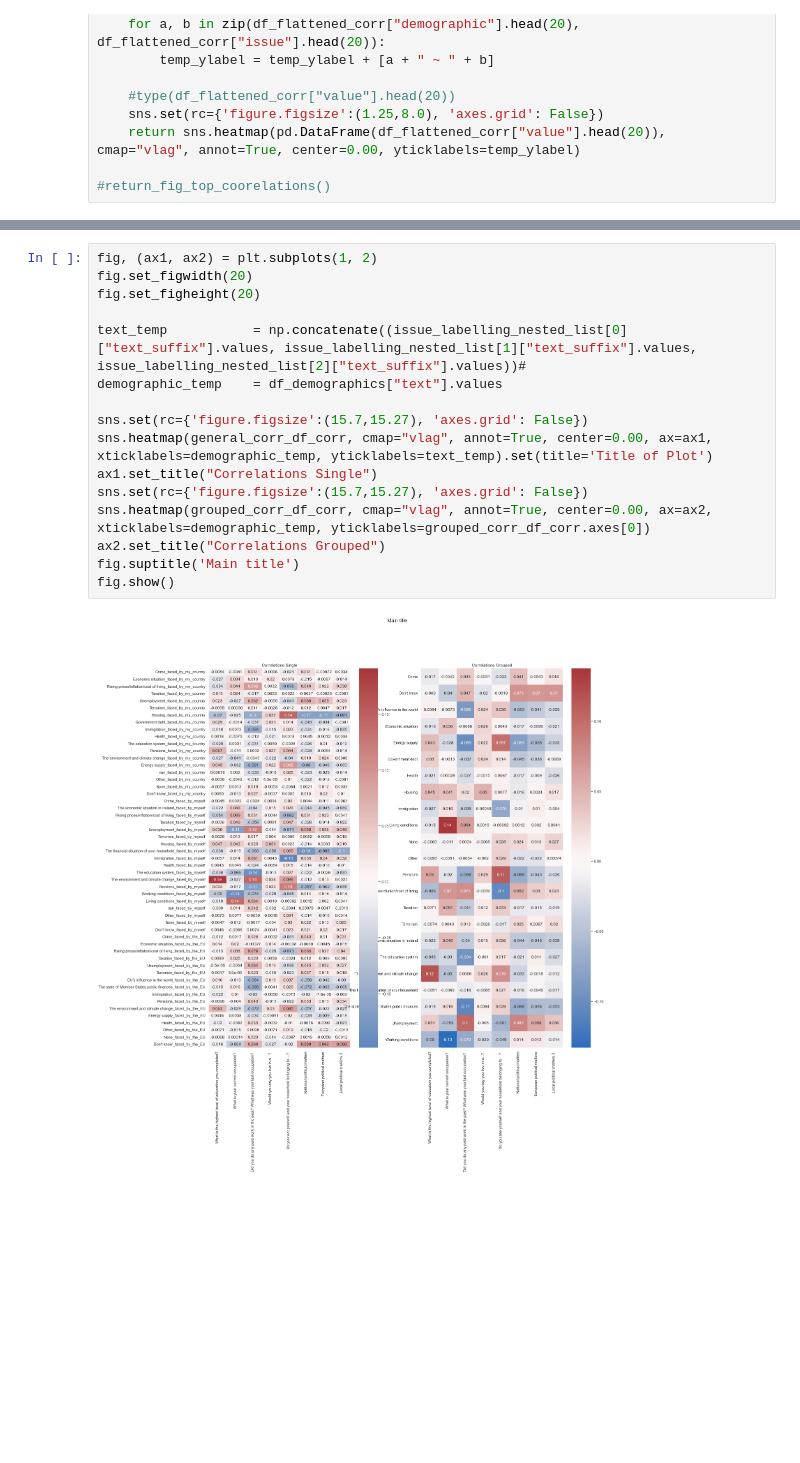
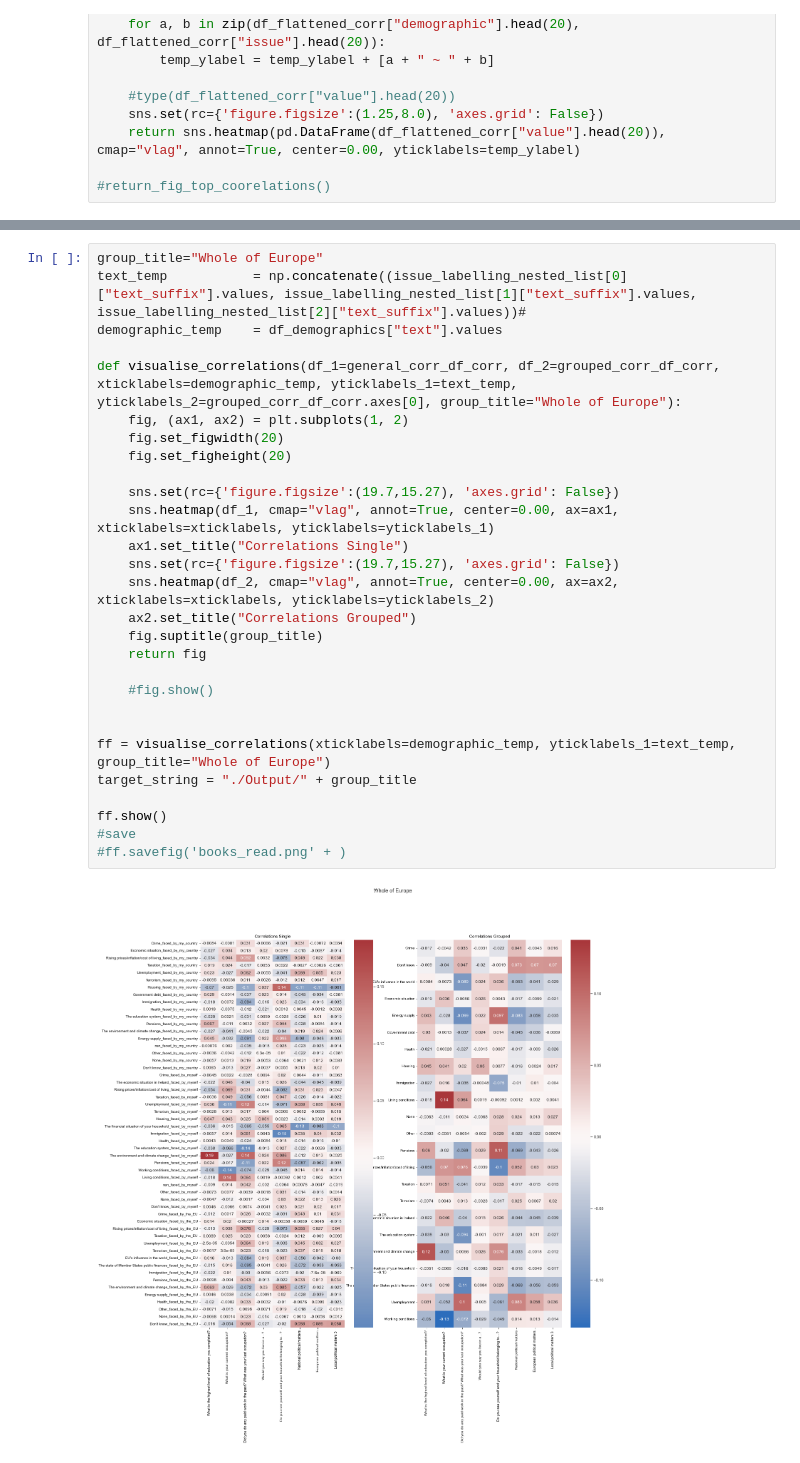
Before and after one commit to FabioGreenwood/Statistical-Learning_Exercise-1_Trust-within-the-EU, a Jupyter notebook: apiopi_implimentation.ipynb, the cells around one changed output, grey strips where cells are left out. Drawn from its saved outputs; the diff is of its cells as text; blank space fills up the shorter version.

```diff
--- a/apiopi_implimentation.ipynb
+++ b/apiopi_implimentation.ipynb
@@ -396,18 +409,30 @@ AttributeError: 'Figure' object has no attribute 'rcParams'
 # %%
-fig, (ax1, ax2) = plt.subplots(1, 2)
-fig.set_figwidth(20)
-fig.set_figheight(20)
-
+group_title="Whole of Europe"
 text_temp           = np.concatenate((issue_labelling_nested_list[0]["text_suffix"].values, issue_labelling_nested_list[1]["text_suffix"].values, issue_labelling_nested_list[2]["text_suffix"].values))#
 demographic_temp    = df_demographics["text"].values
 
-sns.set(rc={'figure.figsize':(15.7,15.27), 'axes.grid': False})
-sns.heatmap(general_corr_df_corr, cmap="vlag", annot=True, center=0.00, ax=ax1, xticklabels=demographic_temp, yticklabels=text_temp).set(title='Title of Plot')
-ax1.set_title("Correlations Single")
-sns.set(rc={'figure.figsize':(15.7,15.27), 'axes.grid': False})
-sns.heatmap(grouped_corr_df_corr, cmap="vlag", annot=True, center=0.00, ax=ax2, xticklabels=demographic_temp, yticklabels=grouped_corr_df_corr.axes[0])
-ax2.set_title("Correlations Grouped")
-fig.suptitle('Main title')
-fig.show()
+def visualise_correlations(df_1=general_corr_df_corr, df_2=grouped_corr_df_corr, xticklabels=demographic_temp, yticklabels_1=text_temp, yticklabels_2=grouped_corr_df_corr.axes[0], group_title="Whole of Europe"):
+    fig, (ax1, ax2) = plt.subplots(1, 2)
+    fig.set_figwidth(20)
+    fig.set_figheight(20)
+
+    sns.set(rc={'figure.figsize':(19.7,15.27), 'axes.grid': False})
+    sns.heatmap(df_1, cmap="vlag", annot=True, center=0.00, ax=ax1, xticklabels=xticklabels, yticklabels=yticklabels_1)
+    ax1.set_title("Correlations Single")
+    sns.set(rc={'figure.figsize':(19.7,15.27), 'axes.grid': False})
+    sns.heatmap(df_2, cmap="vlag", annot=True, center=0.00, ax=ax2, xticklabels=xticklabels, yticklabels=yticklabels_2)
+    ax2.set_title("Correlations Grouped")
+    fig.suptitle(group_title)
+    return fig
+
+    #fig.show()
+
+
+ff = visualise_correlations(xticklabels=demographic_temp, yticklabels_1=text_temp, group_title="Whole of Europe")
+target_string = "./Output/" + group_title
+
+ff.show()
+#save
+#ff.savefig('books_read.png' + )
 # %% [output]
-[figure, old version]
+[figure, new version]
```
Also changed, not shown: parts of 3 cells of this notebook.
